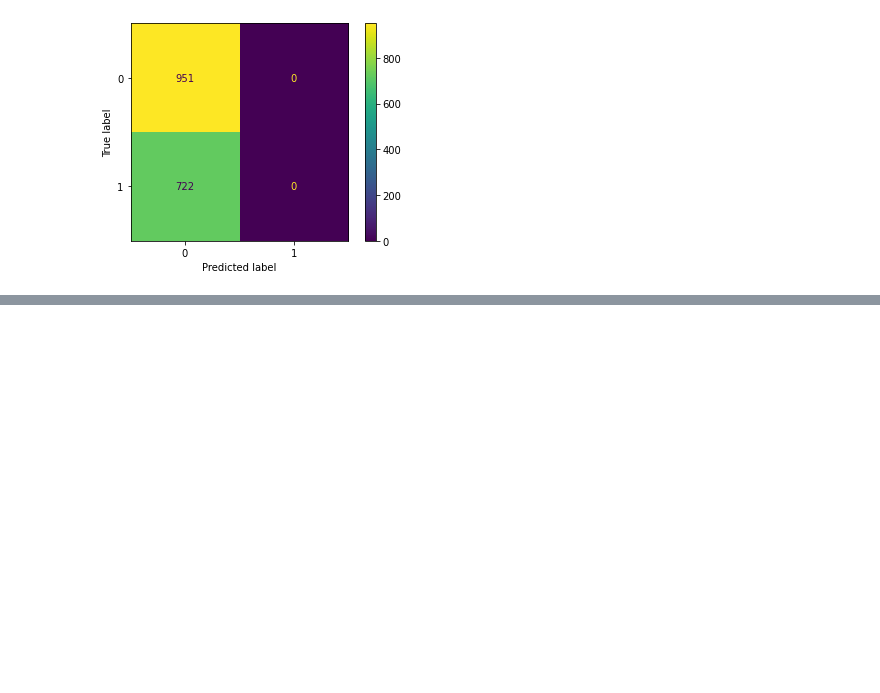
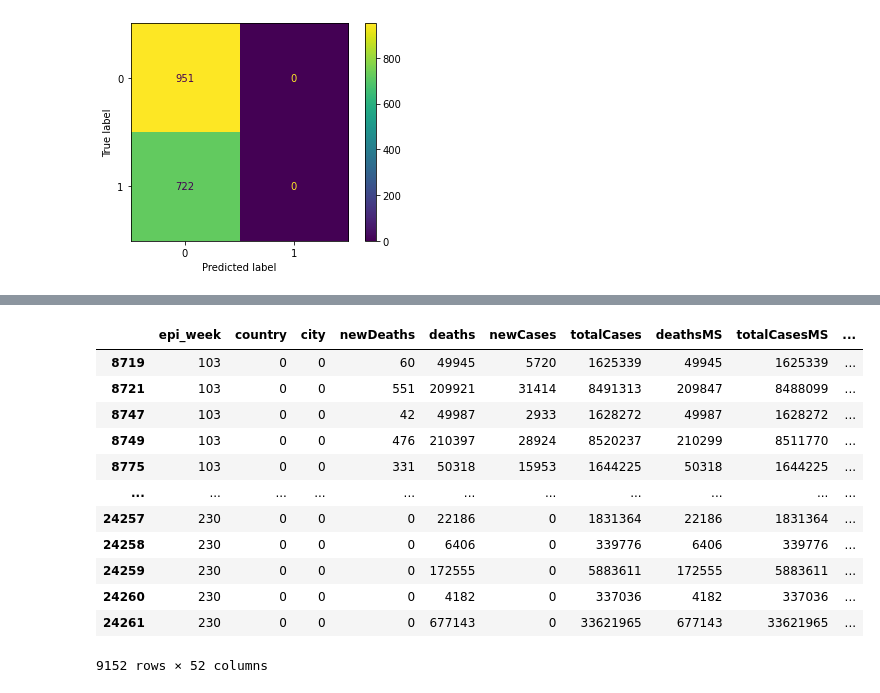
Before and after one commit to lucianobajr/TP-CCF425, a Jupyter notebook: src/main.ipynb, the cells around one changed output, grey strips where cells are left out. Drawn from its saved outputs; the diff is of its cells as text; code cells hidden in the pictures; blank space fills up the shorter version.

```diff
--- a/src/main.ipynb
+++ b/src/main.ipynb
@@ -1328,0 +1374,23 @@ Tempo gasto: 0.0023682117462158203
+# %%
+data = data.drop('date', axis=1)
+data['city'] = data["city"].astype('category')
+data['city'] = data['city'].cat.codes
+data['country'] = data["country"].astype('category')
+data['country'] = data['country'].cat.codes
+data = pd.get_dummies(data, columns=["state"])
+# %%
+data
+# %% [output]
+|  | epi_week | country | city | newDeaths | deaths | newCases | totalCases | deathsMS | totalCasesMS | ... |
+| 8719 | 103 | 0 | 0 | 60 | 49945 | 5720 | 1625339 | 49945 | 1625339 | ... |
+| 8721 | 103 | 0 | 0 | 551 | 209921 | 31414 | 8491313 | 209847 | 8488099 | ... |
+| 8747 | 103 | 0 | 0 | 42 | 49987 | 2933 | 1628272 | 49987 | 1628272 | ... |
+| 8749 | 103 | 0 | 0 | 476 | 210397 | 28924 | 8520237 | 210299 | 8511770 | ... |
+| 8775 | 103 | 0 | 0 | 331 | 50318 | 15953 | 1644225 | 50318 | 1644225 | ... |
+| ... | ... | ... | ... | ... | ... | ... | ... | ... | ... | ... |
+| 24257 | 230 | 0 | 0 | 0 | 22186 | 0 | 1831364 | 22186 | 1831364 | ... |
+| 24258 | 230 | 0 | 0 | 0 | 6406 | 0 | 339776 | 6406 | 339776 | ... |
+| 24259 | 230 | 0 | 0 | 0 | 172555 | 0 | 5883611 | 172555 | 5883611 | ... |
+| 24260 | 230 | 0 | 0 | 0 | 4182 | 0 | 337036 | 4182 | 337036 | ... |
+| 24261 | 230 | 0 | 0 | 0 | 677143 | 0 | 33621965 | 677143 | 33621965 | ... |
+9152 rows × 52 columns
```
Also changed, not shown: parts of 20 cells of this notebook.
